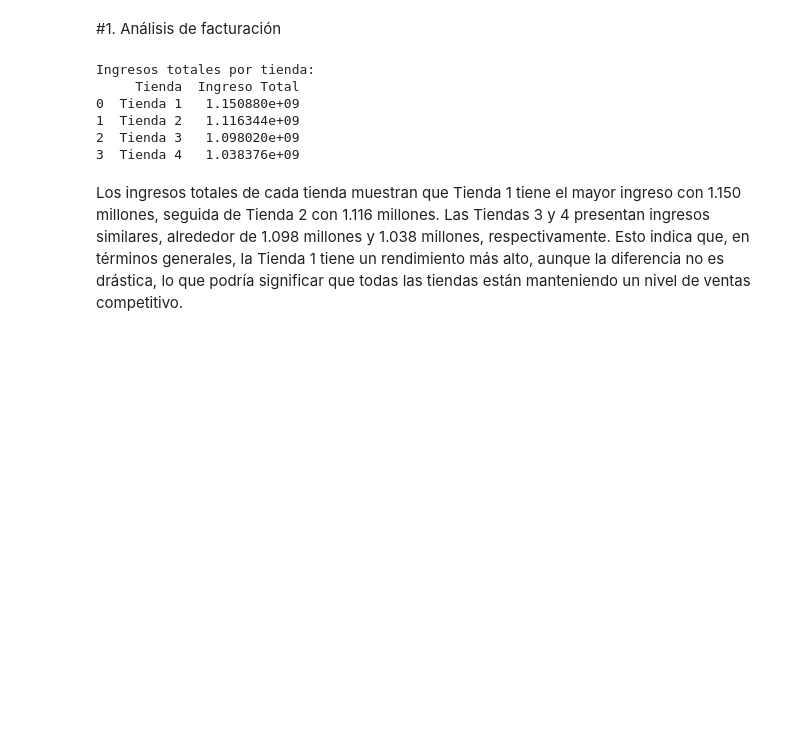
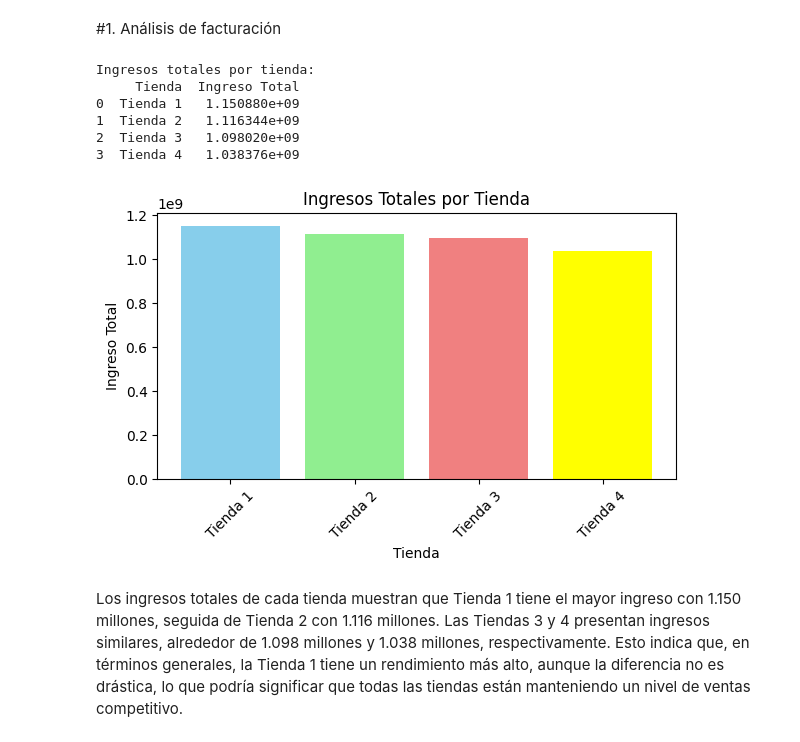
Before and after one commit to NikoGox/alura-store, a Jupyter notebook: AluraStoreLatam.ipynb, the cells around one changed output. Cells and saved outputs as stored; diff of their text form; code cells hidden in the pictures; blank space fills up the shorter version.

```diff
--- a/AluraStoreLatam.ipynb
+++ b/AluraStoreLatam.ipynb
@@ -136,28 +138,46 @@ Index(['Producto', 'Categoría del Producto', 'Precio', 'Costo de envío',
 # %% [markdown]
 #1. Análisis de facturación
 # %%
+import matplotlib.pyplot as plt
+
+
 # 1. Análisis de facturación
 ingreso_tienda1 = tienda['Precio'].sum()
 ingreso_tienda2 = tienda2['Precio'].sum()
 ingreso_tienda3 = tienda3['Precio'].sum()
 ingreso_tienda4 = tienda4['Precio'].sum()
 
 ingresos_totales = pd.DataFrame({
     'Tienda': ['Tienda 1', 'Tienda 2', 'Tienda 3', 'Tienda 4'],
     'Ingreso Total': [ingreso_tienda1, ingreso_tienda2, ingreso_tienda3, ingreso_tienda4]
 })
 
+# Mostrar los ingresos totales
 print("Ingresos totales por tienda:")
 print(ingresos_totales)
 
+# Crear un gráfico de barras para los ingresos totales por tienda
+plt.figure(figsize=(6, 4))
+plt.bar(ingresos_totales['Tienda'], ingresos_totales['Ingreso Total'], color=['skyblue', 'lightgreen', 'lightcoral', 'yellow'])
+plt.title('Ingresos Totales por Tienda')
+plt.xlabel('Tienda')
+plt.ylabel('Ingreso Total')
+plt.xticks(rotation=45)
+plt.tight_layout()
+
+# Mostrar el gráfico
+plt.show()
+
+# Guardar los datos en un archivo CSV
 ingresos_totales.to_csv('ingresos_totales.csv', index=False)
 # %% [output]
 Ingresos totales por tienda:
      Tienda  Ingreso Total
 0  Tienda 1   1.150880e+09
 1  Tienda 2   1.116344e+09
 2  Tienda 3   1.098020e+09
 3  Tienda 4   1.038376e+09
+[figure, added]
 # %% [markdown]
 Los ingresos totales de cada tienda muestran que Tienda 1 tiene el mayor ingreso con 1.150 millones, seguida de Tienda 2 con 1.116 millones. Las Tiendas 3 y 4 presentan ingresos similares, alrededor de 1.098 millones y 1.038 millones, respectivamente. Esto indica que, en términos generales, la Tienda 1 tiene un rendimiento más alto, aunque la diferencia no es drástica, lo que podría significar que todas las tiendas están manteniendo un nivel de ventas competitivo.
 # %% [markdown]
```
Also changed, not shown: parts of 7 cells of this notebook.
